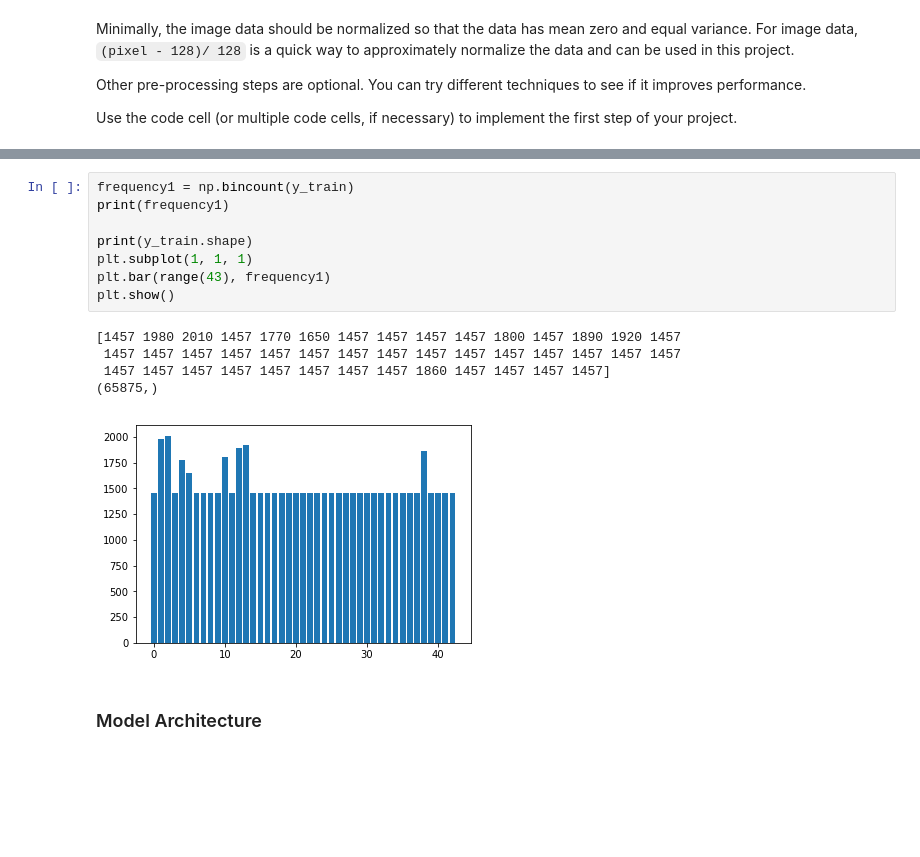
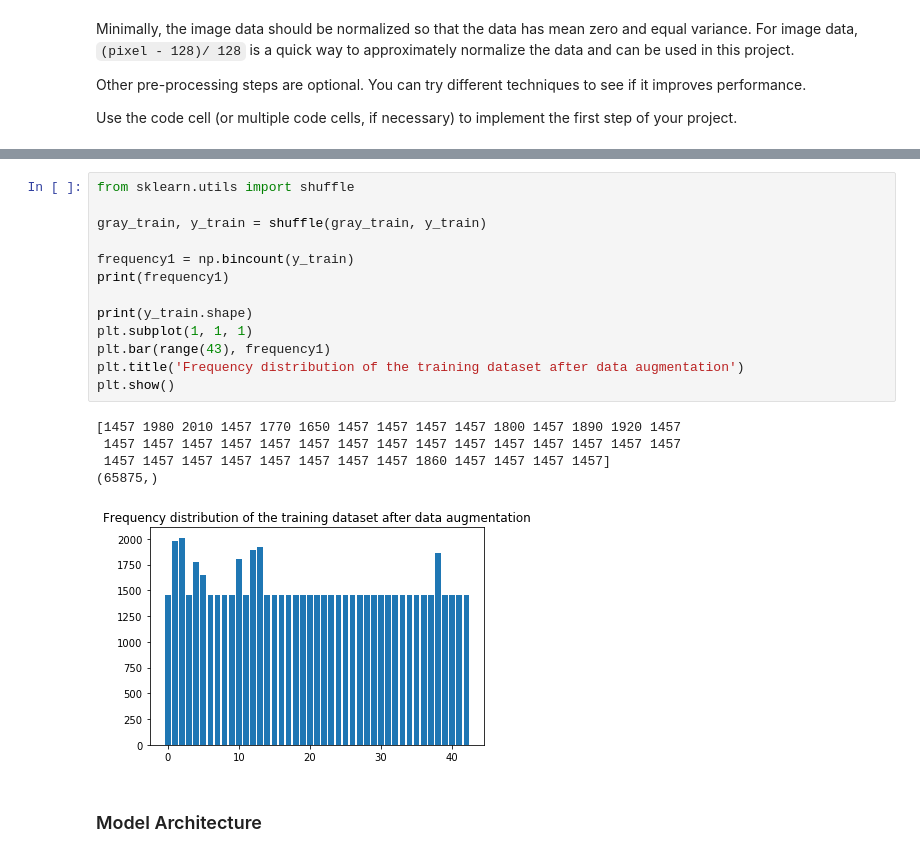
Before and after one commit to jollysg/CarND-Traffic-Sign-Classifier, a Jupyter notebook: Traffic_Sign_Classifier_final.ipynb, the cells around one changed output, grey strips where cells are left out. Cells and saved outputs as stored; diff of their text form; blank space fills up the shorter version.

```diff
--- a/Traffic_Sign_Classifier_final.ipynb
+++ b/Traffic_Sign_Classifier_final.ipynb
@@ -296,17 +321,22 @@ float64
 # %%
+from sklearn.utils import shuffle
+
+gray_train, y_train = shuffle(gray_train, y_train)
+
 frequency1 = np.bincount(y_train)
 print(frequency1)
 
 print(y_train.shape)
 plt.subplot(1, 1, 1)
 plt.bar(range(43), frequency1)
+plt.title('Frequency distribution of the training dataset after data augmentation')
 plt.show()
 # %% [output]
 [1457 1980 2010 1457 1770 1650 1457 1457 1457 1457 1800 1457 1890 1920 1457
  1457 1457 1457 1457 1457 1457 1457 1457 1457 1457 1457 1457 1457 1457 1457
  1457 1457 1457 1457 1457 1457 1457 1457 1860 1457 1457 1457 1457]
 (65875,)
-[figure, old version]
+[figure, new version]
 # %% [markdown]
 ### Model Architecture
 # %%
```
Also changed, not shown: parts of 7 cells of this notebook, 9 other files.
